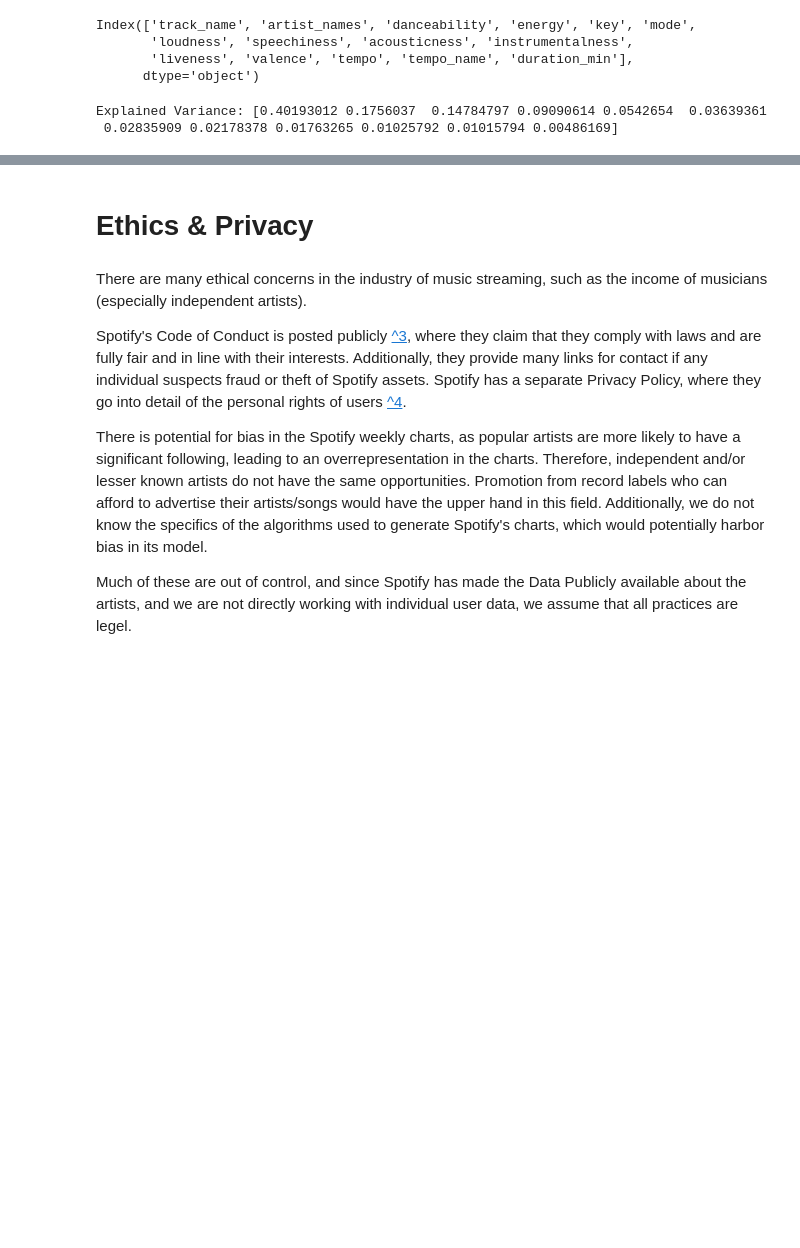
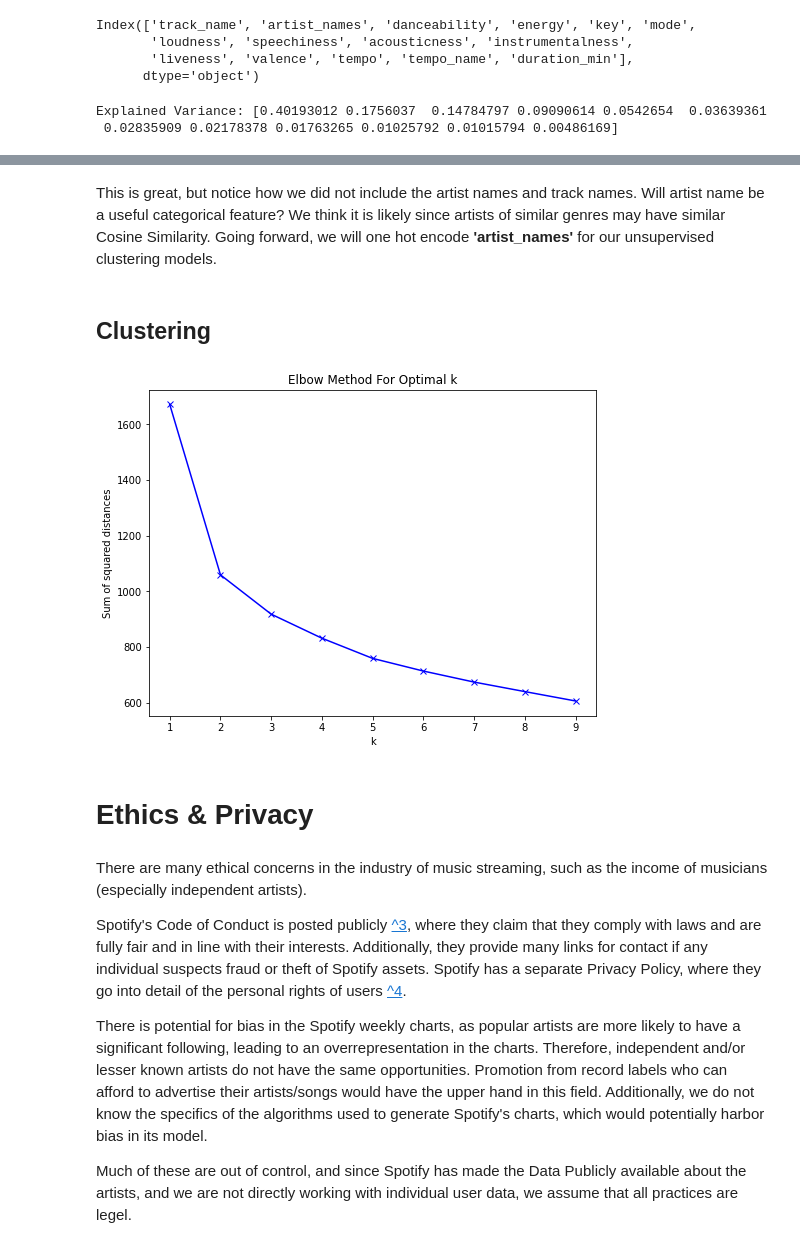
Before and after one commit to natdosan/Spotify-Unsupervised-Learning, a Jupyter notebook: src/FinalProjectGroup_Sp23_The_group_chat.ipynb, the cells around one changed output, grey strips where cells are left out. Cells and saved outputs as stored; diff of their text form; code cells hidden in the pictures; blank space fills up the shorter version.

```diff
--- a/src/FinalProjectGroup_Sp23_The_group_chat.ipynb
+++ b/src/FinalProjectGroup_Sp23_The_group_chat.ipynb
@@ -332,3 +333,30 @@ df_comp
 | 9 | 0.008568 | 0.167322 | -0.007195 | 0.004961 | -0.168749 | 0.004523 | 0.024456 | 0.764613 | ... |
 | 10 | 0.131828 | 0.021152 | -0.002328 | 0.002528 | -0.164635 | 0.041259 | 0.001022 | 0.574724 | ... |
 | 11 | -0.091018 | -0.363417 | -0.002783 | -0.005002 | 0.878337 | 0.101594 | -0.020873 | 0.276281 | ... |
+# %% [markdown]
+This is great, but notice how we did not include the artist names and track names. Will artist name be a useful categorical feature? We think it is likely since artists of similar genres may have similar Cosine Similarity. Going forward, we will one hot encode **'artist_names'** for our unsupervised clustering models.
+# %% [markdown]
+## Clustering
+# %%
+from sklearn.cluster import KMeans
+import matplotlib.pyplot as plt
+
+# Determine a reasonable range for k values
+k_values = range(1, 10)
+
+# Compute sum of squared distances for each k
+ssd = []
+for k in k_values:
+    kmeans = KMeans(n_clusters=k)
+    kmeans.fit(charts.drop(columns=['track_name', 'artist_names']))
+    ssd.append(kmeans.inertia_)  # inertia: sum of squared distances to closest centroid
+
+# Plot the elbow curve
+plt.figure(figsize=(8, 6))
+plt.plot(k_values, ssd, 'bx-')
+plt.xlabel('k')
+plt.ylabel('Sum of squared distances')
+plt.title('Elbow Method For Optimal k')
+plt.show()
+# %% [output]
+[figure, added]
```
Also changed, not shown: parts of 5 cells of this notebook.
